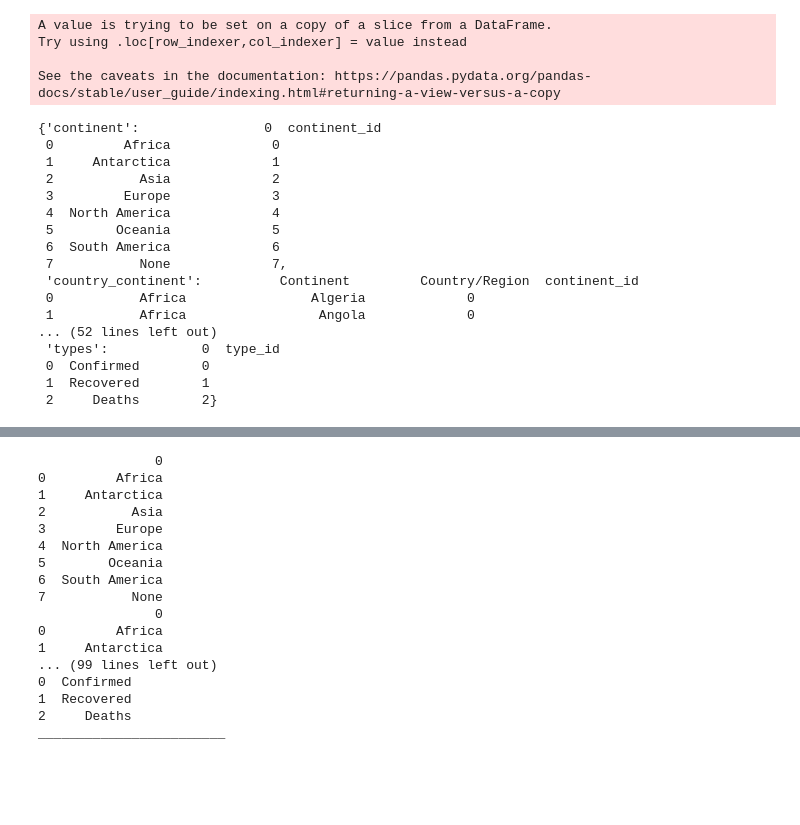
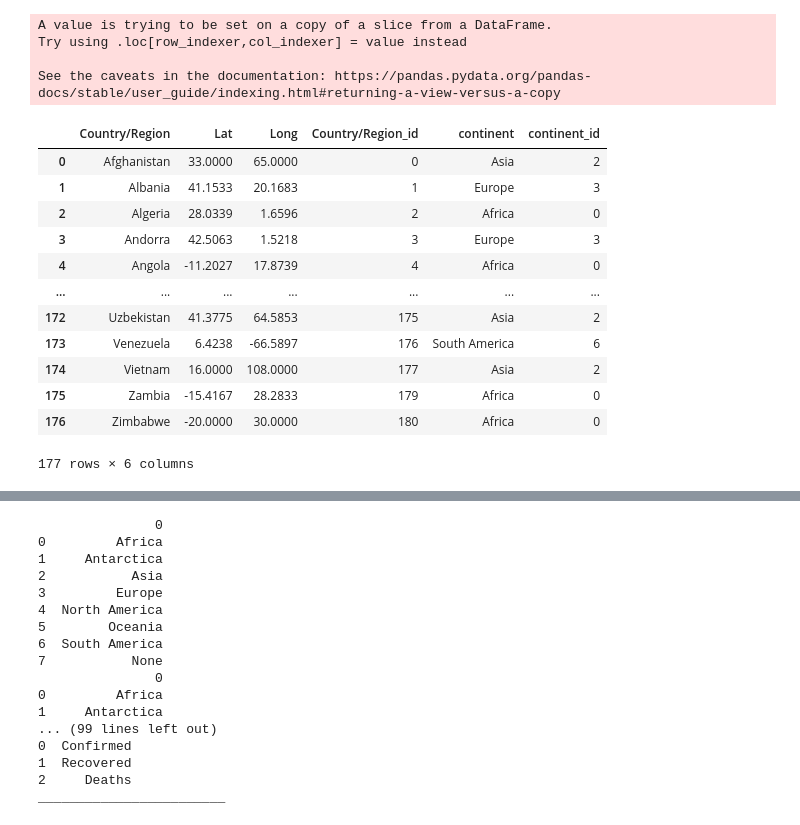
Before and after one commit to kingbd2/covid-analysis, a Jupyter notebook: covid/getcoviddata.ipynb, the cells around one changed output, grey strips where cells are left out. Saved outputs shown, nothing was run; the diff lists cells and outputs as text; code cells hidden in the pictures; blank space fills up the shorter version.

```diff
--- a/covid/getcoviddata.ipynb
+++ b/covid/getcoviddata.ipynb
@@ -157,23 +190,3 @@ A value is trying to be set on a copy of a slice from a DataFrame.
 Try using .loc[row_indexer,col_indexer] = value instead
 
 See the caveats in the documentation: https://pandas.pydata.org/pandas-docs/stable/user_guide/indexing.html#returning-a-view-versus-a-copy
-# %%
-new_ref_data_dict
-# %% [output]
-{'continent':                0  continent_id
- 0         Africa             0
- 1     Antarctica             1
- 2           Asia             2
- 3         Europe             3
- 4  North America             4
- 5        Oceania             5
- 6  South America             6
- 7           None             7,
- 'country_continent':          Continent         Country/Region  continent_id
- 0           Africa                Algeria             0
- 1           Africa                 Angola             0
-... (52 lines left out)
- 'types':            0  type_id
- 0  Confirmed        0
- 1  Recovered        1
- 2     Deaths        2}
@@ -180,3 +195,19 @@ new_ref_data_dict
+# %%
+covid_data.reference_data_dict['country']
+# %% [output]
+|  | Country/Region | Lat | Long | Country/Region_id | continent | continent_id |
+| 0 | Afghanistan | 33.0000 | 65.0000 | 0 | Asia | 2 |
+| 1 | Albania | 41.1533 | 20.1683 | 1 | Europe | 3 |
+| 2 | Algeria | 28.0339 | 1.6596 | 2 | Africa | 0 |
+| 3 | Andorra | 42.5063 | 1.5218 | 3 | Europe | 3 |
+| 4 | Angola | -11.2027 | 17.8739 | 4 | Africa | 0 |
+| ... | ... | ... | ... | ... | ... | ... |
+| 172 | Uzbekistan | 41.3775 | 64.5853 | 175 | Asia | 2 |
+| 173 | Venezuela | 6.4238 | -66.5897 | 176 | South America | 6 |
+| 174 | Vietnam | 16.0000 | 108.0000 | 177 | Asia | 2 |
+| 175 | Zambia | -15.4167 | 28.2833 | 179 | Africa | 0 |
+| 176 | Zimbabwe | -20.0000 | 30.0000 | 180 | Africa | 0 |
+177 rows × 6 columns
 # %%
 old_ref_data_dict['province_state']
 # %% [output]
```
Also changed, not shown: parts of 6 cells of this notebook.
